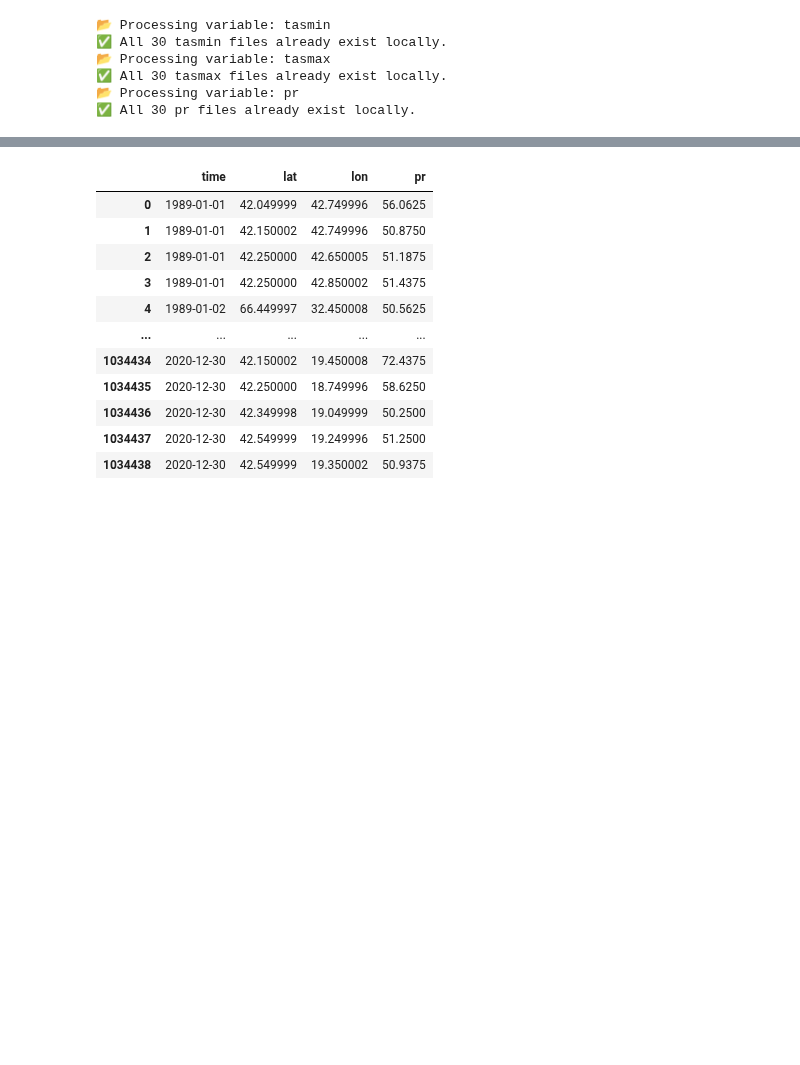
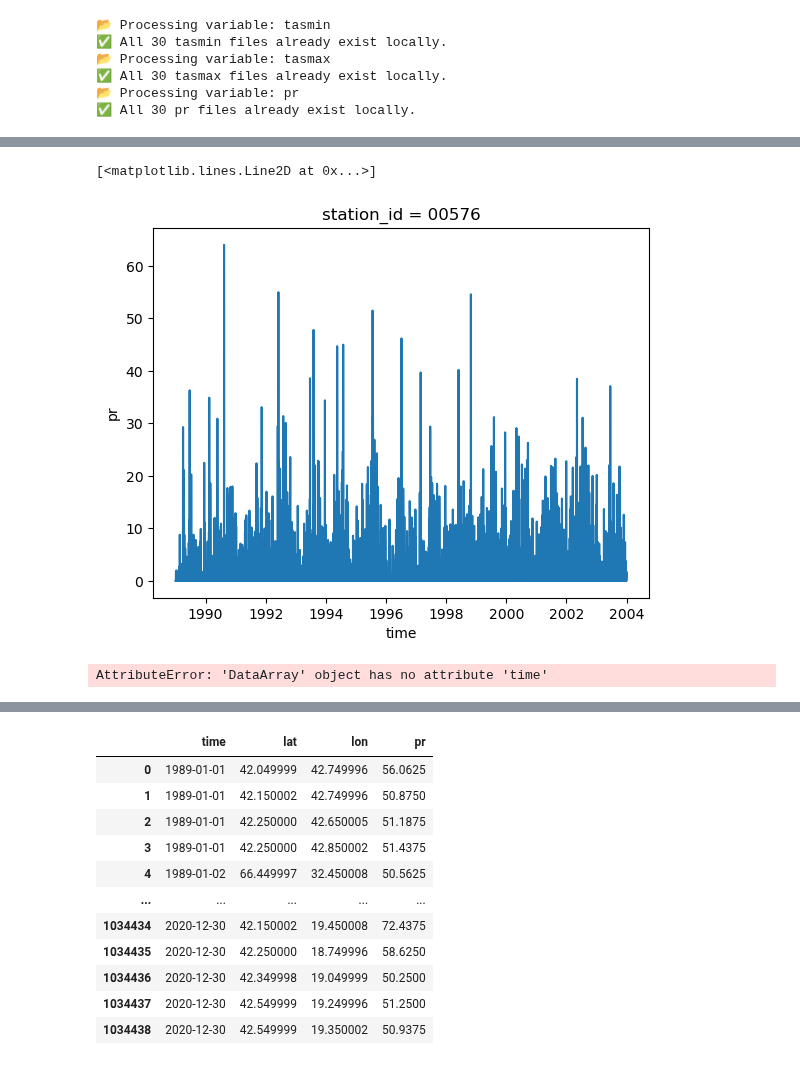
Before and after one commit to Kaushikreddym/climdata, a Jupyter notebook: examples/climdata_loader.ipynb, the cells around one changed output, grey strips where cells are left out. Drawn from its saved outputs; the diff is of its cells as text; code cells hidden in the pictures; blank space fills up the shorter version.

Commit message:
qaqc checks

```diff
--- a/examples/climdata_loader.ipynb
+++ b/examples/climdata_loader.ipynb
@@ -162 +199,13 @@ request = DwdObservationRequest(
+# %%
+ds['pr'].sel(station_id="00576").plot()
+# %% [output]
+[<matplotlib.lines.Line2D at 0x...>]
+[figure, added]
+# %%
+import xclim
+data = ds["value"].isel(station_id=0)
+x = xclim.core.cfchecks.cfcheck_from_name("pr", data, attrs=None)
+xclim.core.datachecks.check_daily(data)
+# %% [output]
+AttributeError: 'DataArray' object has no attribute 'time'
 # %%
```
Also changed, not shown: parts of 8 cells of this notebook, 5 other files.
